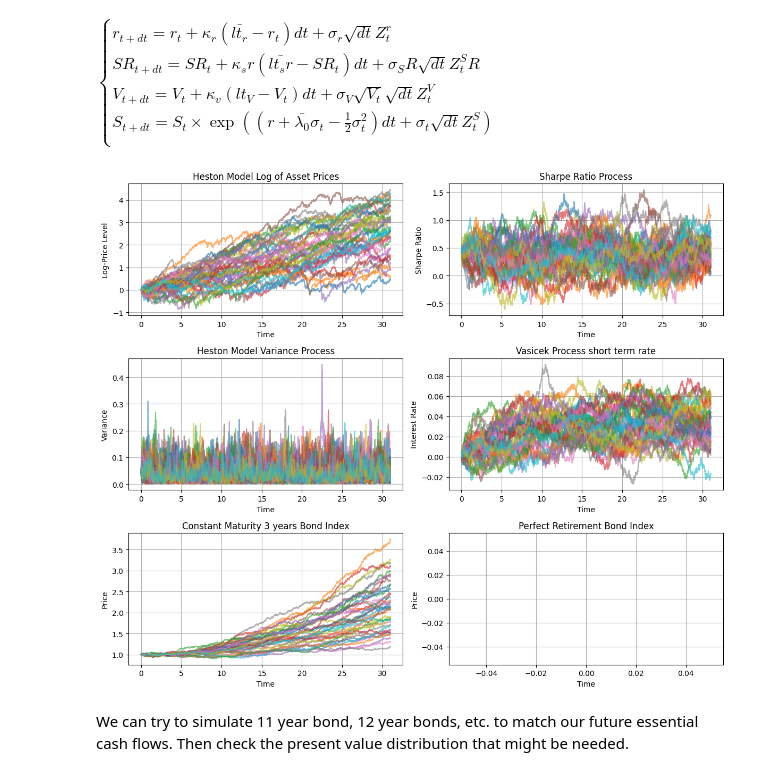
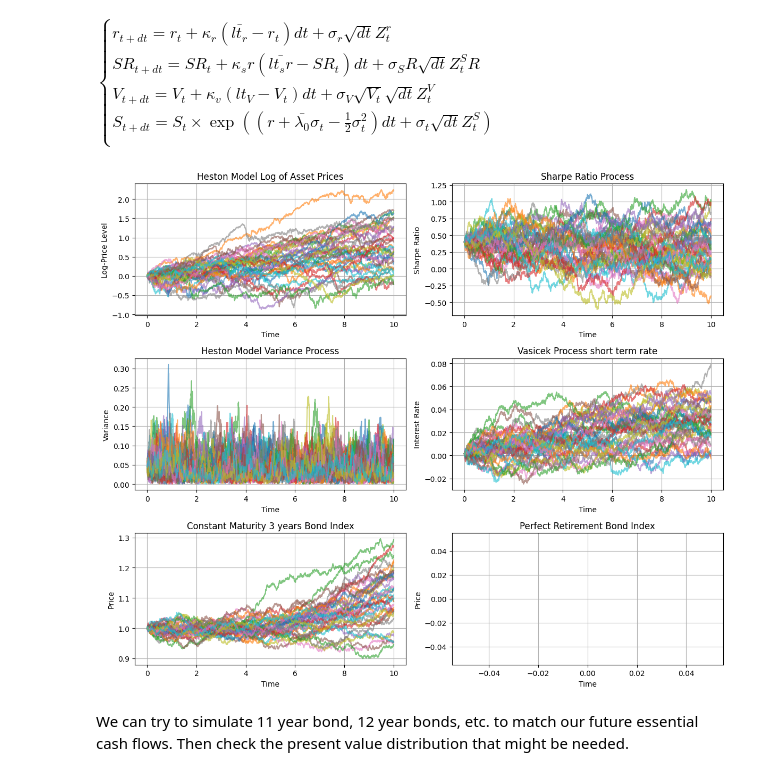
Before and after one commit to aleksandr-mikhailov-edhec/Goal-Based-Investing, a Jupyter notebook: 1.4 Full Stochastic Market Simulation.ipynb, the cells around one changed output. Drawn from its saved outputs; the diff is of its cells as text; code cells hidden in the pictures.

```diff
--- a/1.4 Full Stochastic Market Simulation.ipynb
+++ b/1.4 Full Stochastic Market Simulation.ipynb
@@ -431,15 +371,15 @@ class MarketSimulator:
 # %%
 # Parameters
 S0 = 1.0              # asset price
-T = 31                  # time in years
+T = 10                  # time in years
 N = 252*T              # number of time steps in simulation
 M = 40                  # number of simulated paths
 seed = 123              # simulation seed
 
 simulated_market = MarketSimulator(T,N,M,seed, S0)
 simulated_market.plot_market_simulation()
 # %% [output]
-[figure, old version]
+[figure, new version]
 # %% [markdown]
 We can try to simulate 11 year bond, 12 year bonds, etc. to match our future essential cash flows. Then check the present value distribution that might be needed.
 # %% [markdown]
```
Also changed, not shown: parts of 32 cells of this notebook.
